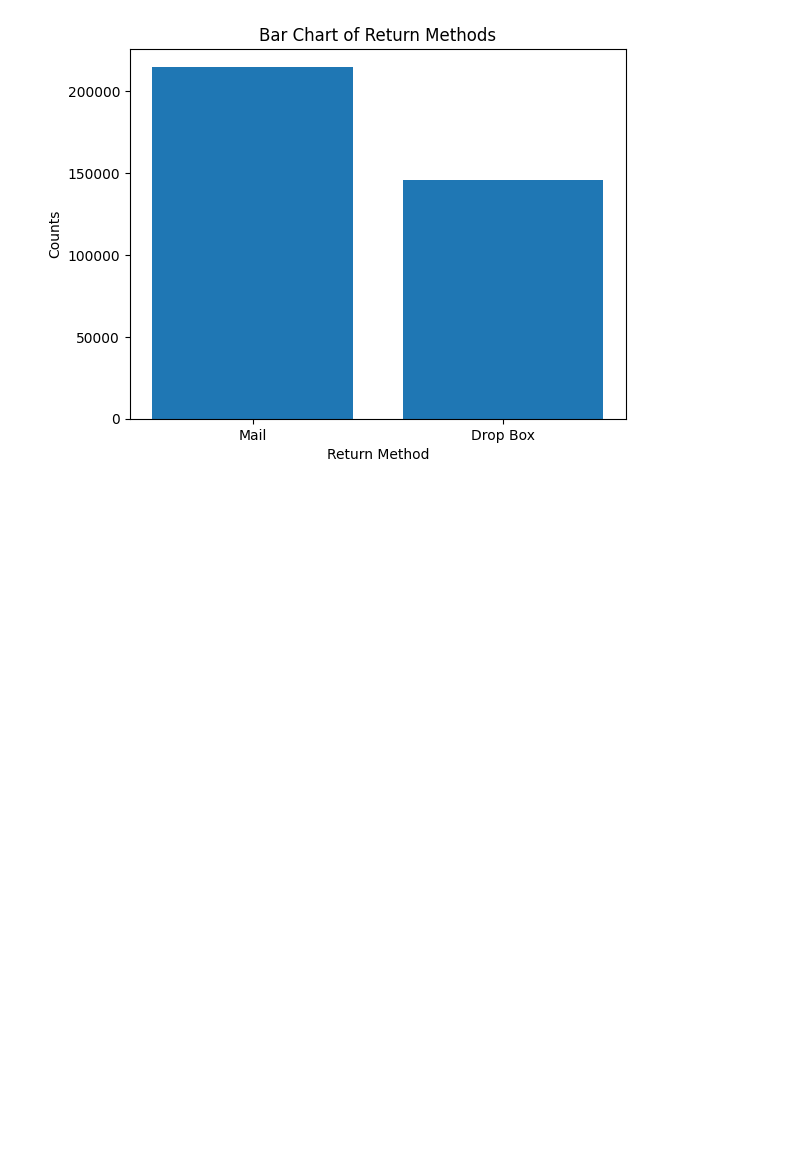
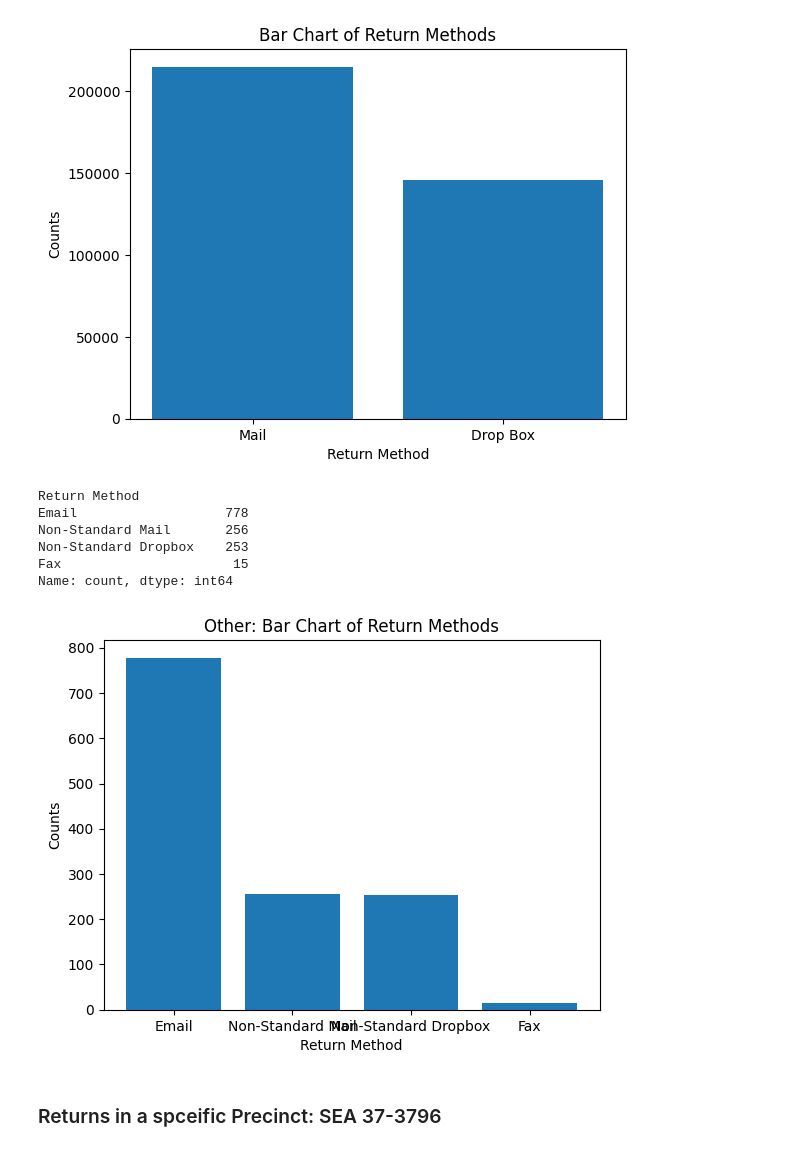
Before and after one commit to abeyp/mail_in_ballot_WA, a Jupyter notebook: returned_ballots_wa202202.ipynb, the cells around one changed output. Cells and saved outputs as stored; diff of their text form; code cells hidden in the pictures; blank space fills up the shorter version.

```diff
--- a/returned_ballots_wa202202.ipynb
+++ b/returned_ballots_wa202202.ipynb
@@ -92,3 +125,24 @@ Mail        214890
 Drop Box    145872
 Name: count, dtype: int64
 [figure]
+# %%
+other_counts = return_method_counts.loc[['Email','Non-Standard Mail','Non-Standard Dropbox','Fax']]
+
+print(other_counts)
+
+#Bar chart
+plt.bar(other_counts.index, other_counts.values)
+plt.xlabel('Return Method')
+plt.ylabel('Counts')
+plt.title('Other: Bar Chart of Return Methods')
+plt.show()
+# %% [output]
+Return Method
+Email                   778
+Non-Standard Mail       256
+Non-Standard Dropbox    253
+Fax                      15
+Name: count, dtype: int64
+[figure, added]
+# %% [markdown]
+### Returns in a spceific Precinct:  SEA 37-3796
```
Also changed, not shown: parts of 9 cells of this notebook, 4 other files.
